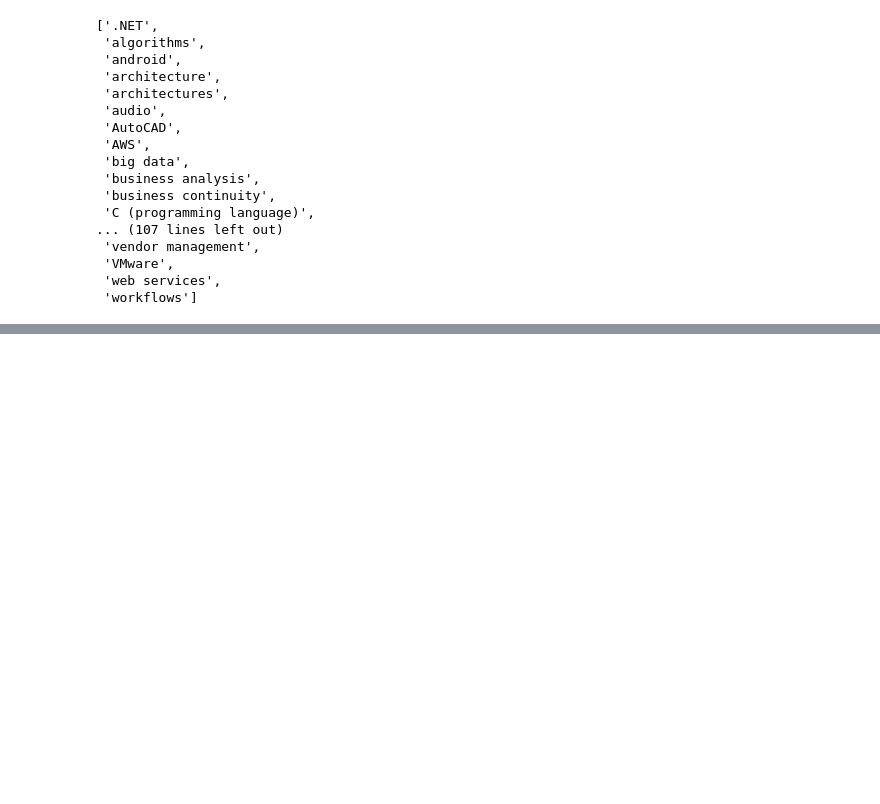
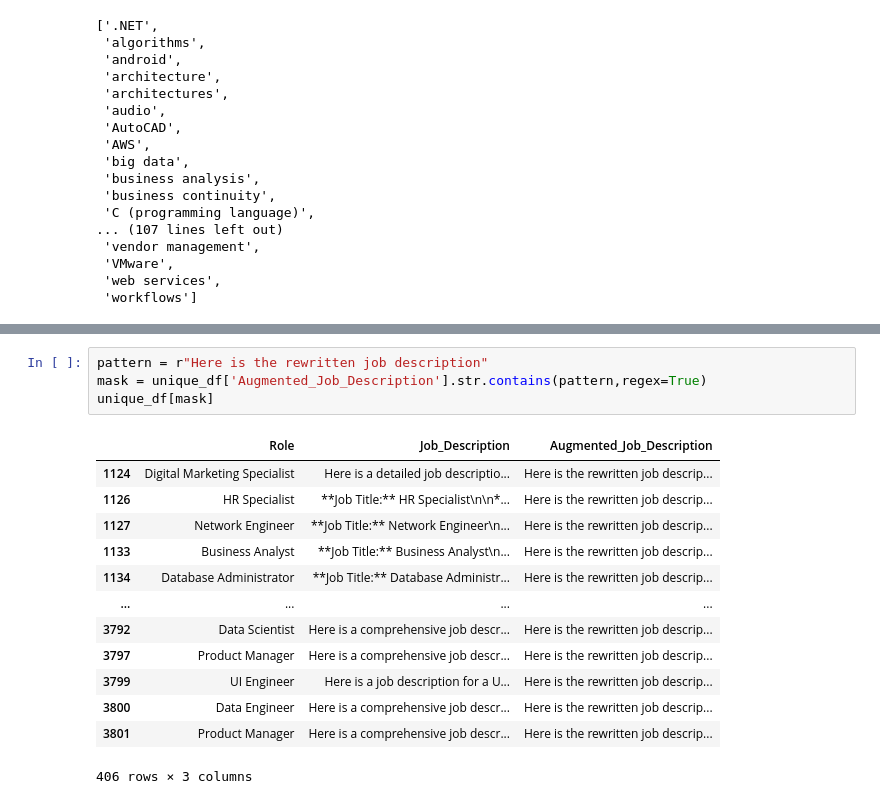
Before and after one commit to syahidhusein/Arbyte, a Jupyter notebook: src/preprocessing.ipynb, the cells around one changed output, grey strips where cells are left out. Cells and saved outputs as stored; diff of their text form; blank space fills up the shorter version.

```diff
--- a/src/preprocessing.ipynb
+++ b/src/preprocessing.ipynb
@@ -223,0 +384,18 @@ tech_keywords
+# %%
+pattern = r"Here is the rewritten job description"
+mask = unique_df['Augmented_Job_Description'].str.contains(pattern,regex=True)
+unique_df[mask]
+# %% [output]
+|  | Role | Job_Description | Augmented_Job_Description |
+| 1124 | Digital Marketing Specialist | Here is a detailed job descriptio... | Here is the rewritten job descrip... |
+| 1126 | HR Specialist | **Job Title:** HR Specialist\n\n*... | Here is the rewritten job descrip... |
+| 1127 | Network Engineer | **Job Title:** Network Engineer\n... | Here is the rewritten job descrip... |
+| 1133 | Business Analyst | **Job Title:** Business Analyst\n... | Here is the rewritten job descrip... |
+| 1134 | Database Administrator | **Job Title:** Database Administr... | Here is the rewritten job descrip... |
+| ... | ... | ... | ... |
+| 3792 | Data Scientist | Here is a comprehensive job descr... | Here is the rewritten job descrip... |
+| 3797 | Product Manager | Here is a comprehensive job descr... | Here is the rewritten job descrip... |
+| 3799 | UI Engineer | Here is a job description for a U... | Here is the rewritten job descrip... |
+| 3800 | Data Engineer | Here is a comprehensive job descr... | Here is the rewritten job descrip... |
+| 3801 | Product Manager | Here is a comprehensive job descr... | Here is the rewritten job descrip... |
+406 rows × 3 columns
```
Also changed, not shown: parts of 25 cells of this notebook, 1 other file.
